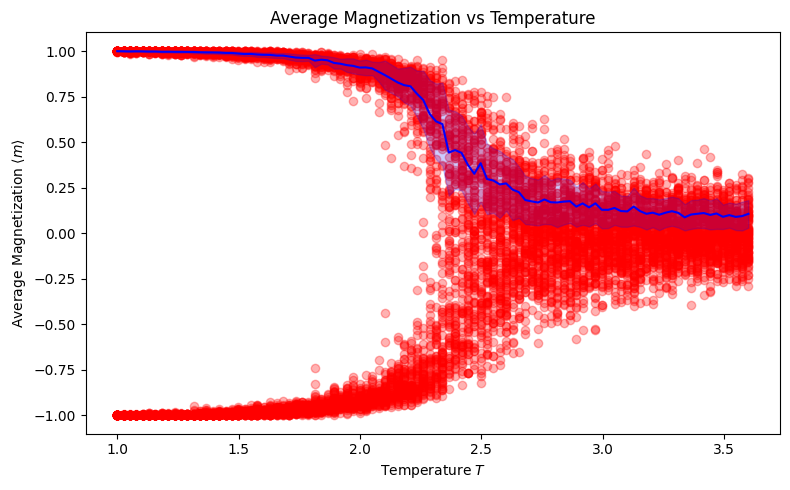
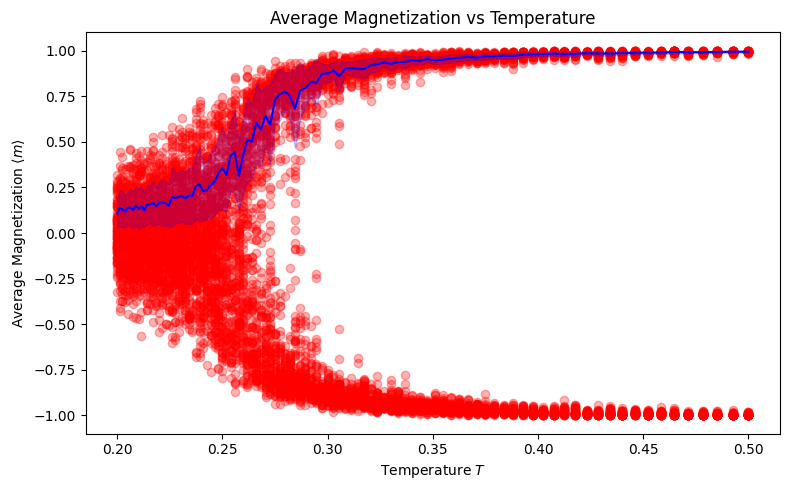
Code edit (unified diff) that turned the first committed figure into the second:
--- before
+++ after
@@ -20,7 +20,7 @@
 
 plt.figure(figsize=(8, 5))
-plt.scatter(T, avg_magnetization, alpha=0.3, color='r')
-plt.plot(unique_T, mean_mag0, color='b')
-plt.fill_between(unique_T, mean_mag0 - sigma_mag0, mean_mag0 + sigma_mag0, color='b', alpha=0.2)
+plt.scatter(1/T, avg_magnetization, alpha=0.3, color='r')
+plt.plot(1/unique_T, mean_mag0, color='b')
+plt.fill_between(1/unique_T, mean_mag0 - sigma_mag0, mean_mag0 + sigma_mag0, color='b', alpha=0.2)
 plt.xlabel("Temperature $T$")
 plt.ylabel("Average Magnetization $\\langle m \\rangle$")
@@ -30,7 +30,7 @@
 
 plt.figure(figsize=(8, 5))
-plt.scatter(T, chi, s=1, alpha=0.3)
-plt.plot(unique_T, mean_chi, color='b')
-plt.fill_between(unique_T, mean_chi - sigma_chi, mean_chi + sigma_chi, color='b', alpha=0.2)
+plt.scatter(1/T, chi, s=1, alpha=0.3)
+plt.plot(1/unique_T, mean_chi, color='b')
+plt.fill_between(1/unique_T, mean_chi - sigma_chi, mean_chi + sigma_chi, color='b', alpha=0.2)
 plt.xlabel("Temperature $T$")
 plt.ylabel("Susceptibility $\\chi$")

Commit: parameter search for linear weights